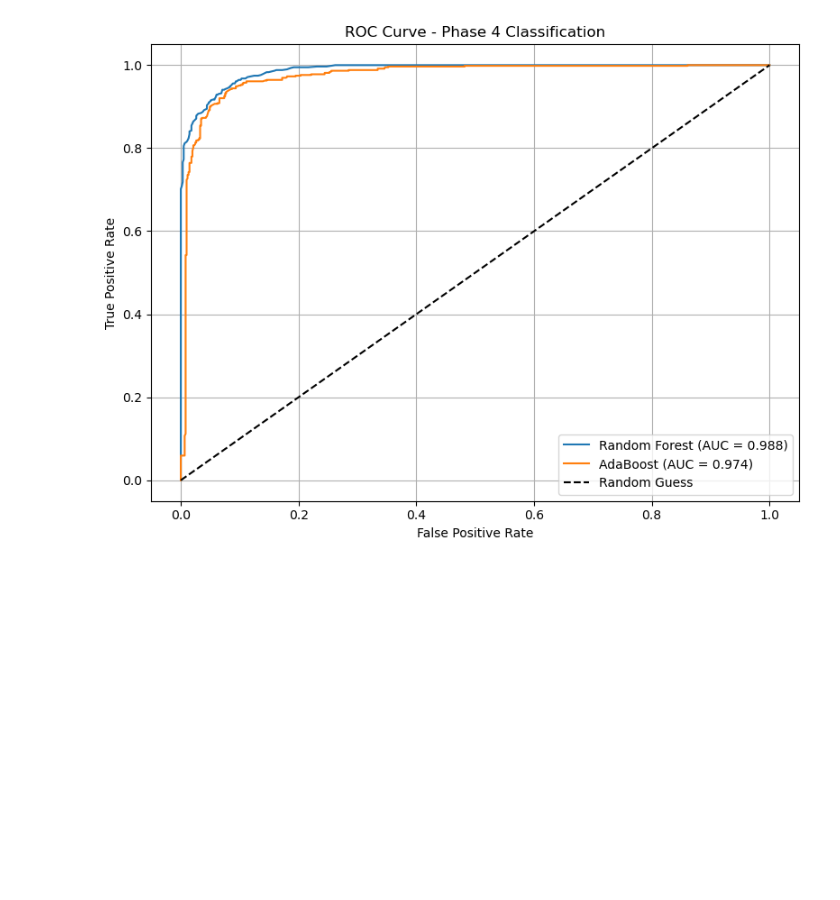
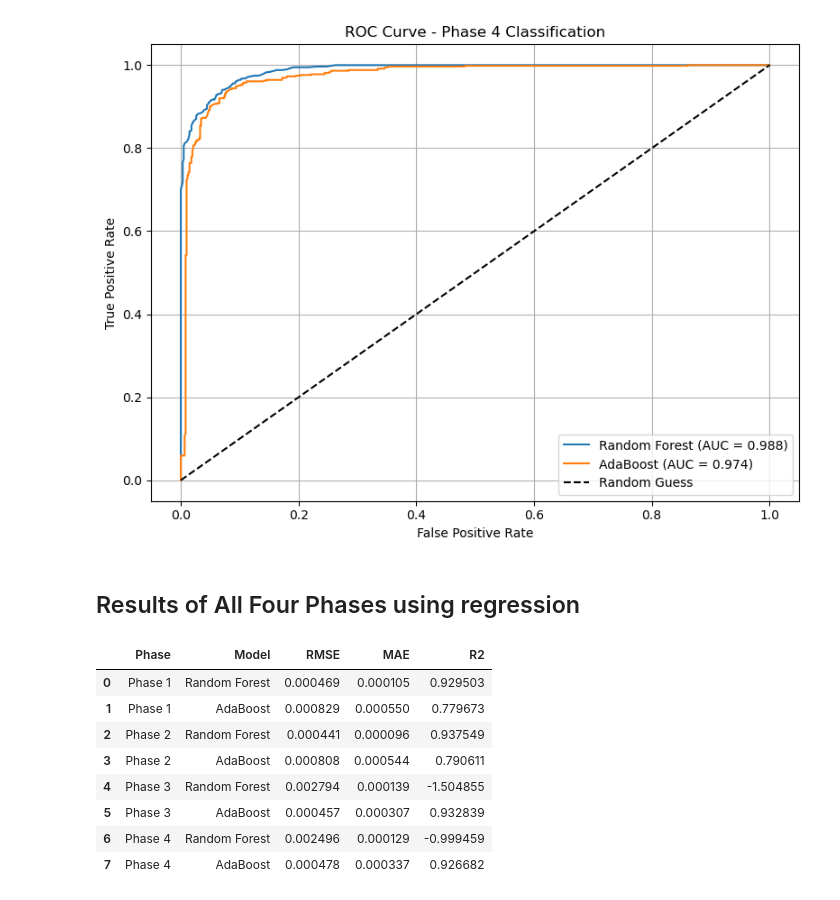
Before and after one commit to Haleema33/NFT_Music_Price_Predicator, a Jupyter notebook: NFT_Price_Regression_Final_With_CV.ipynb, the cells around one changed output. Drawn from its saved outputs; the diff is of its cells as text; code cells hidden in the pictures; blank space fills up the shorter version.

```diff
--- a/NFT_Price_Regression_Final_With_CV.ipynb
+++ b/NFT_Price_Regression_Final_With_CV.ipynb
@@ -513,3 +542,76 @@ plt.tight_layout()
 plt.show()
 # %% [output]
 [figure]
+# %% [markdown]
+## Results of All Four Phases using regression
+# %%
+import pandas as pd
+import numpy as np
+from sklearn.ensemble import RandomForestRegressor, AdaBoostRegressor
+from sklearn.model_selection import train_test_split
+from sklearn.metrics import mean_squared_error, mean_absolute_error, r2_score
+from sklearn.preprocessing import LabelEncoder, MinMaxScaler
+import matplotlib.pyplot as plt
+
+df = pd.read_csv('data\\Training_dataset_Cleaned_all_phasses_updated.csv')
+df = df.dropna()
+df['LAST_SALE_TIME_FORMATTED'] = pd.to_datetime(df['LAST_SALE_TIME_FORMATTED'], format='%d/%m/%Y %H:%M')
+df['SALE_HOUR'] = df['LAST_SALE_TIME_FORMATTED'].dt.hour
+df['SALE_DAY'] = df['LAST_SALE_TIME_FORMATTED'].dt.day
+df['SALE_MONTH'] = df['LAST_SALE_TIME_FORMATTED'].dt.month
+df.drop(columns=['LAST_SALE_TIME_FORMATTED'], inplace=True)
+df['CONTRACT_ADDRESS'] = LabelEncoder().fit_transform(df['CONTRACT_ADDRESS'])
+df['CURRENT_OWNER'] = LabelEncoder().fit_transform(df['CURRENT_OWNER'])
+
+def evaluate_model(y_true, y_pred):
+    return {
+        "RMSE": np.sqrt(mean_squared_error(y_true, y_pred)),
+        "MAE": mean_absolute_error(y_true, y_pred),
+        "R2": r2_score(y_true, y_pred)
+    }
+
+phases = {
+    "Phase 1": ['TOKEN_ID', 'NFT_FIRST_PRICE', 'NFT_AVG_PRICE', 'NFT_SALE_COUNT'],
+    "Phase 2": ['TOKEN_ID', 'NFT_FIRST_PRICE', 'NFT_AVG_PRICE', 'NFT_SALE_COUNT',
+                'CONTRACT_ADDRESS', 'COLLECTION_AVG_PRICE', 'COLLECTION_CEILING_PRICE', 'TOTAL_VOLUME_USD'],
+    "Phase 3": ['NFT_FIRST_PRICE', 'NFT_AVG_PRICE', 'NFT_SALE_COUNT',
+                'OWNER_TOTAL_PURCHASES', 'OWNER_DIVERSE_COLLECTIONS',
+                'OWNER_AVG_PURCHASE_PRICE', 'SALE_HOUR', 'SALE_DAY', 'SALE_MONTH'],
+    "Phase 4": ['NFT_FIRST_PRICE', 'NFT_AVG_PRICE', 'NFT_SALE_COUNT',
+                'CONTRACT_ADDRESS', 'COLLECTION_AVG_PRICE', 'COLLECTION_CEILING_PRICE', 'TOTAL_VOLUME_USD',
+                'OWNER_TOTAL_PURCHASES', 'OWNER_DIVERSE_COLLECTIONS', 'OWNER_AVG_PURCHASE_PRICE',
+                'SALE_HOUR', 'SALE_DAY', 'SALE_MONTH']
+}
+
+scaler = MinMaxScaler()
+results = []
+
+for phase_name, features in phases.items():
+    X = df[features].copy()
+    y = df['NFT_LAST_PRICE']
+    y_scaled = scaler.fit_transform(y.values.reshape(-1, 1)).ravel()
+    X_train, X_test, y_train, y_test = train_test_split(X, y_scaled, test_size=0.4, random_state=42)
+
+    for model_name, model in [('Random Forest', RandomForestRegressor(random_state=42)),
+                              ('AdaBoost', AdaBoostRegressor(random_state=42))]:
+        model.fit(X_train, y_train)
+        preds = model.predict(X_test)
+        metrics = evaluate_model(y_test, preds)
+        results.append({
+            'Phase': phase_name,
+            'Model': model_name,
+            **metrics
+        })
+
+metrics_df = pd.DataFrame(results)
+metrics_df
+# %% [output]
+|  | Phase | Model | RMSE | MAE | R2 |
+| 0 | Phase 1 | Random Forest | 0.000469 | 0.000105 | 0.929503 |
+| 1 | Phase 1 | AdaBoost | 0.000829 | 0.000550 | 0.779673 |
+| 2 | Phase 2 | Random Forest | 0.000441 | 0.000096 | 0.937549 |
+| 3 | Phase 2 | AdaBoost | 0.000808 | 0.000544 | 0.790611 |
+| 4 | Phase 3 | Random Forest | 0.002794 | 0.000139 | -1.504855 |
+| 5 | Phase 3 | AdaBoost | 0.000457 | 0.000307 | 0.932839 |
+| 6 | Phase 4 | Random Forest | 0.002496 | 0.000129 | -0.999459 |
+| 7 | Phase 4 | AdaBoost | 0.000478 | 0.000337 | 0.926682 |
```
Also changed, not shown: parts of 16 cells of this notebook, 1 other file.
